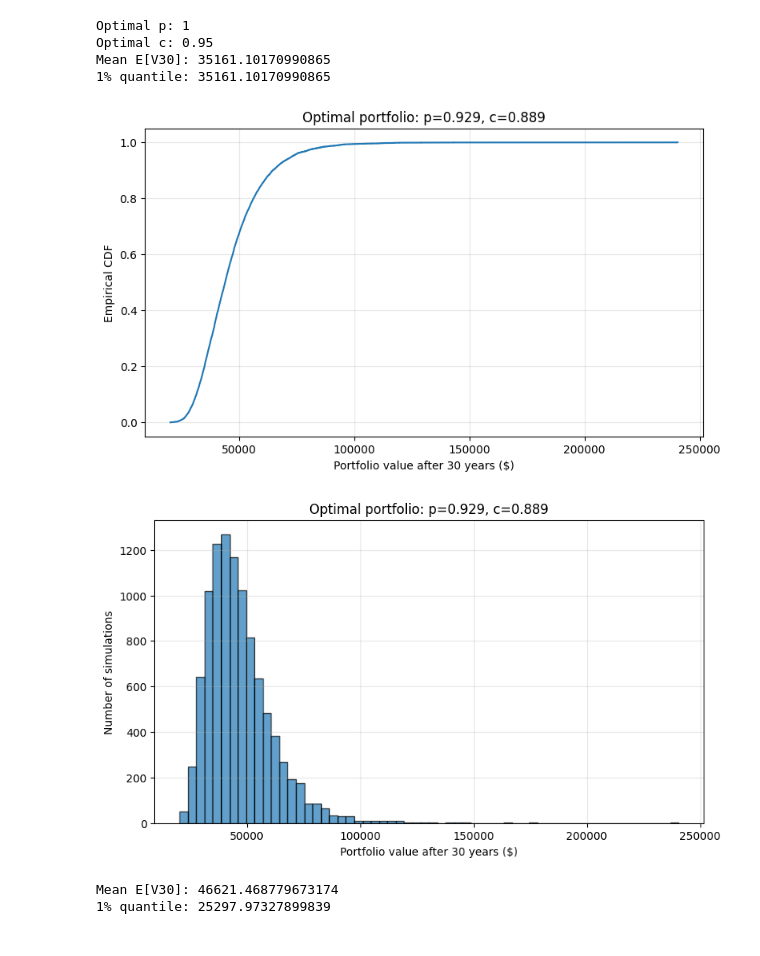
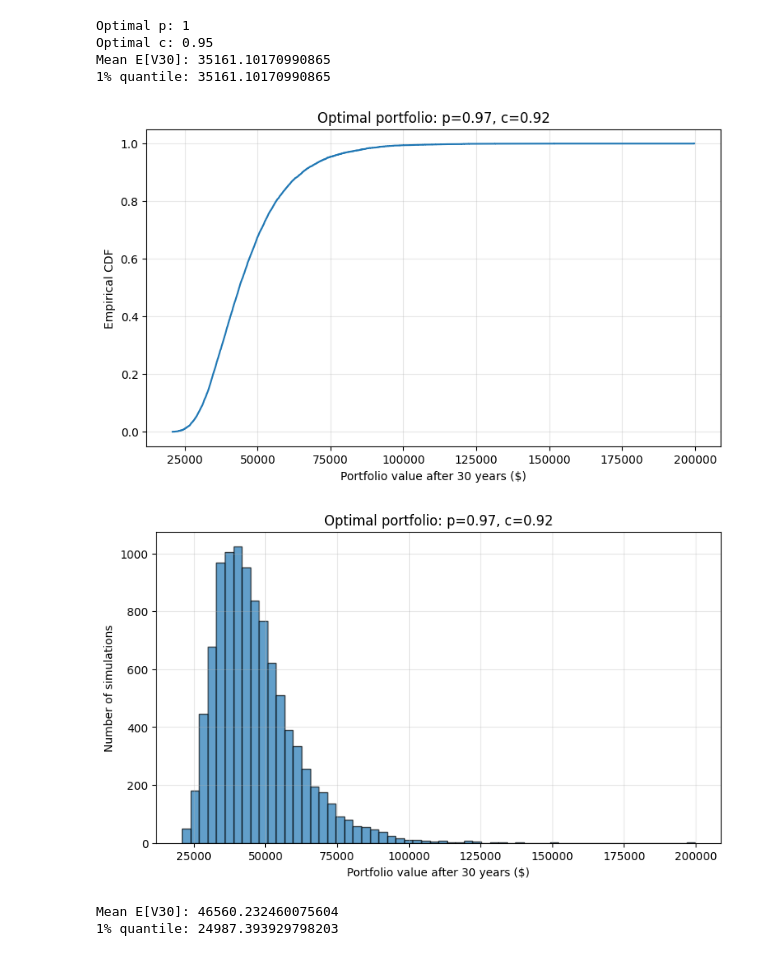
Before and after one commit to tom-fritzdorf/Risk-managment, a Jupyter notebook: Part2B.ipynb, the cells around one changed output. Drawn from its saved outputs; the diff is of its cells as text; code cells hidden in the pictures.

```diff
--- a/Part2B.ipynb
+++ b/Part2B.ipynb
@@ -112,8 +112,8 @@ plt.show()
 #b
 mu = 0.03
 sigma = 0.2
-optimal_c = 0.889
-optimal_p = 0.929
+optimal_c = 0.92
+optimal_p = 0.97
 p_values = [0, 0.25, 0.50, 0.75, 0.95,optimal_p,  1.00]
 c_values = [0.00, 0.25, 0.50, 0.75,0.95,optimal_c, 1.00]
 
@@ -151,42 +151,43 @@ Optimal c: 0.95
 Mean E[V30]: 35161.10170990865
 1% quantile: 35161.10170990865
 # %%
-optimal_c = 0.889
-optimal_p = 0.929
+optimal_c = 0.92
+optimal_p = 0.97
 
 V_optimal = np.array([
     pension(mu, sigma, optimal_c, optimal_p, z)
     for z in Z
 ])
 
 V_sorted = np.sort(V_optimal)
 F_n = np.arange(1, len(V_optimal)+1) / len(V_optimal)
 
 plt.figure(figsize=(9, 5))
 plt.step(V_sorted, F_n, where="post")
 
 plt.xlabel("Portfolio value after 30 years ($)")
 plt.ylabel("Empirical CDF")
 plt.title(f"Optimal portfolio: p={optimal_p}, c={optimal_c}")
 plt.grid(alpha=0.3)
 plt.show()
 V_optimal = V_30_b[(optimal_p, optimal_c)]
 
 plt.figure(figsize=(9, 5))
 plt.hist(V_optimal, bins=60, edgecolor="black", alpha=0.7)
 
 plt.xlabel("Portfolio value after 30 years ($)")
 plt.ylabel("Number of simulations")
 plt.title(f"Optimal portfolio: p={optimal_p}, c={optimal_c}")
 plt.grid(alpha=0.3)
+
 plt.show()
 print("Mean E[V30]:", np.mean(V_optimal))
 print("1% quantile:", np.quantile(V_optimal, 0.01))
 # %% [output]
-[figure, old version]
+[figure, new version]
-[figure, old version]
+[figure, new version]
-Mean E[V30]: 46621.468779673174
-1% quantile: 25297.97327899839
+Mean E[V30]: 46560.232460075604
+1% quantile: 24987.393929798203
 # %%
 #c
 r = 0.01
```
Also changed, not shown: parts of 3 cells of this notebook.
